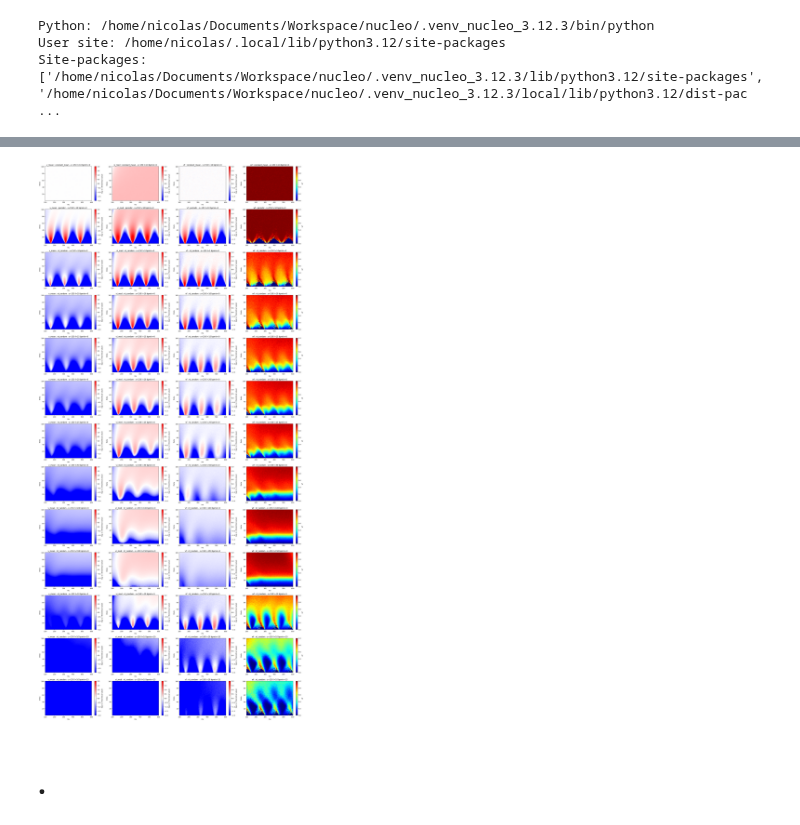
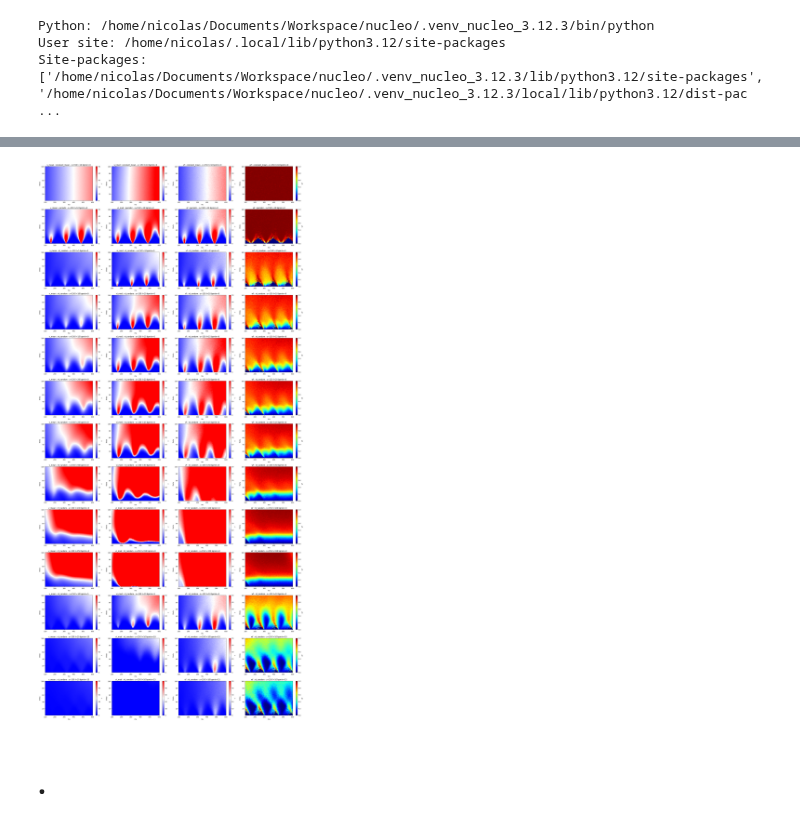
Before and after one commit to npelletbossot/nucleo, a Jupyter notebook: notebooks/one_step/post_processing/maps.ipynb, the cells around one changed output, grey strips where cells are left out. Drawn from its saved outputs; the diff is of its cells as text; code cells hidden in the pictures.

```diff
--- a/notebooks/one_step/post_processing/maps.ipynb
+++ b/notebooks/one_step/post_processing/maps.ipynb
@@ -54,7 +67,7 @@ FileNotFoundError: /home/nicolas/Documents/Workspace/nucleo/outputs/2025-01-01_P
 # 2.2 : Heatmaps
 # ─────────────────────────────────────────────
 
-def ncl_plot_precomputed_heatmaps(speed_cols, root = Path.home() / "Documents" / "PhD" / "Workspace" / "nucleo" / "outputs" / "2025-01-01_PSMN", type_of_data="raw", plot_log2=False):
+def ncl_plot_precomputed_heatmaps(speed_cols, root = Path.home() / "Documents" / "Workspace" / "nucleo" / "outputs" / "2025-01-01_PSMN", type_of_data="raw", plot_log2=False):
     """
     Plots heatmaps of either raw or log2-transformed values depending on the variable:
     - log2 + bwr for all except wf
@@ -73,7 +86,7 @@ def ncl_plot_precomputed_heatmaps(speed_cols, root = Path.home() / "Documents" /
         raise ValueError ("No such type_of_data possible to plot.")
 
     if type_of_data == "raw":
-        main_file_path = root / "hmp_nucleo_raw.pkl"
+        main_file_path = root / "ncl_hm_raw.pkl"
         title_bar = title_bar_mini + "v"
         if plot_log2:
             vmin, vmax = -2, 10
@@ -81,7 +94,7 @@ def ncl_plot_precomputed_heatmaps(speed_cols, root = Path.home() / "Documents" /
             vmin, vmax = 0, 50
 
     elif type_of_data == "norm_mu":
-        main_file_path = root / "hmp_nucleo_nmu.pkl"
+        main_file_path = root / "ncl_hm_nmu.pkl"
         title_bar = title_bar_mini + "(v / mean value)"
         if plot_log2:
             vmin, vmax = -1, 0.010
@@ -89,7 +102,7 @@ def ncl_plot_precomputed_heatmaps(speed_cols, root = Path.home() / "Documents" /
             vmin, vmax = 0, 0.50
 
     elif type_of_data == "norm_th":
-        main_file_path = root / "hmp_nucleo_nth.pkl"
+        main_file_path = root / "ncl_hm_nth.pkl"
         title_bar = title_bar_mini + "(v / theoretical value)"
         if plot_log2:
             vmin, vmax = -2, 2
@@ -119,35 +132,35 @@ def ncl_plot_precomputed_heatmaps(speed_cols, root = Path.home() / "Documents" /
                 data_to_plot = data
                 c = ax.pcolormesh(mu_values, theta_values, data_to_plot, cmap=cmap, vmin=wmin, vmax=wmax)
                 cbar = plt.colorbar(c, ax=ax)
                 cbar.set_label(f"{speed_col}")
 
             else:
                 cmap = 'bwr'
                 if plot_log2:
                     data_to_fix = np.log2(data, dtype=float)
                     data_to_plot = np.nan_to_num(data_to_fix, nan=0.0)
                 else:
                     data_to_plot = data
                 c = ax.pcolormesh(mu_values, theta_values, data_to_plot, cmap=cmap, vmin=vmin, vmax=vmax)
                 cbar = plt.colorbar(c, ax=ax)
                 cbar.set_label(title_bar)
 
             ax.set_title(f"{speed_col} : {config['alpha_choice']} - s={config['s']} l={config['l']} bpmin={config['bpmin']}")
             ax.set_xlabel("mu")
             ax.set_ylabel("theta")
 
     plt.tight_layout()
     plt.show()
 
 
 # --- Load Data and Plot --- #
 ncl_plot_precomputed_heatmaps(
     # speed_cols=["v_mean", "vi_med", "vi_mp", "vf", "wf"]
     speed_cols=["v_mean", "vi_med", "vf", "wf"],
-    type_of_data = "norm_th",
-    plot_log2=True
+    type_of_data = "raw",
+    plot_log2=False
 )
 # %% [output]
-[figure, old version]
+[figure, new version]
 # %% [markdown]
 # .
```
Also changed, not shown: parts of 1 cell of this notebook, 14 other files.
